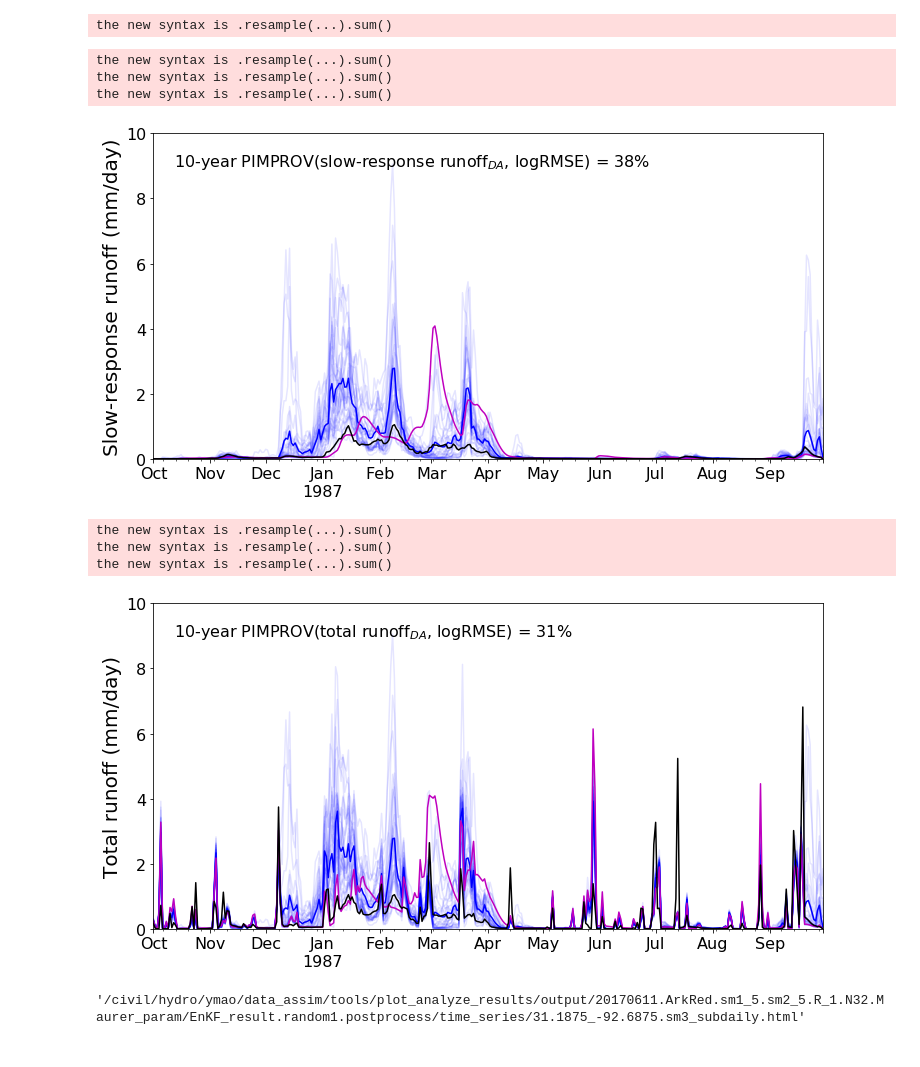
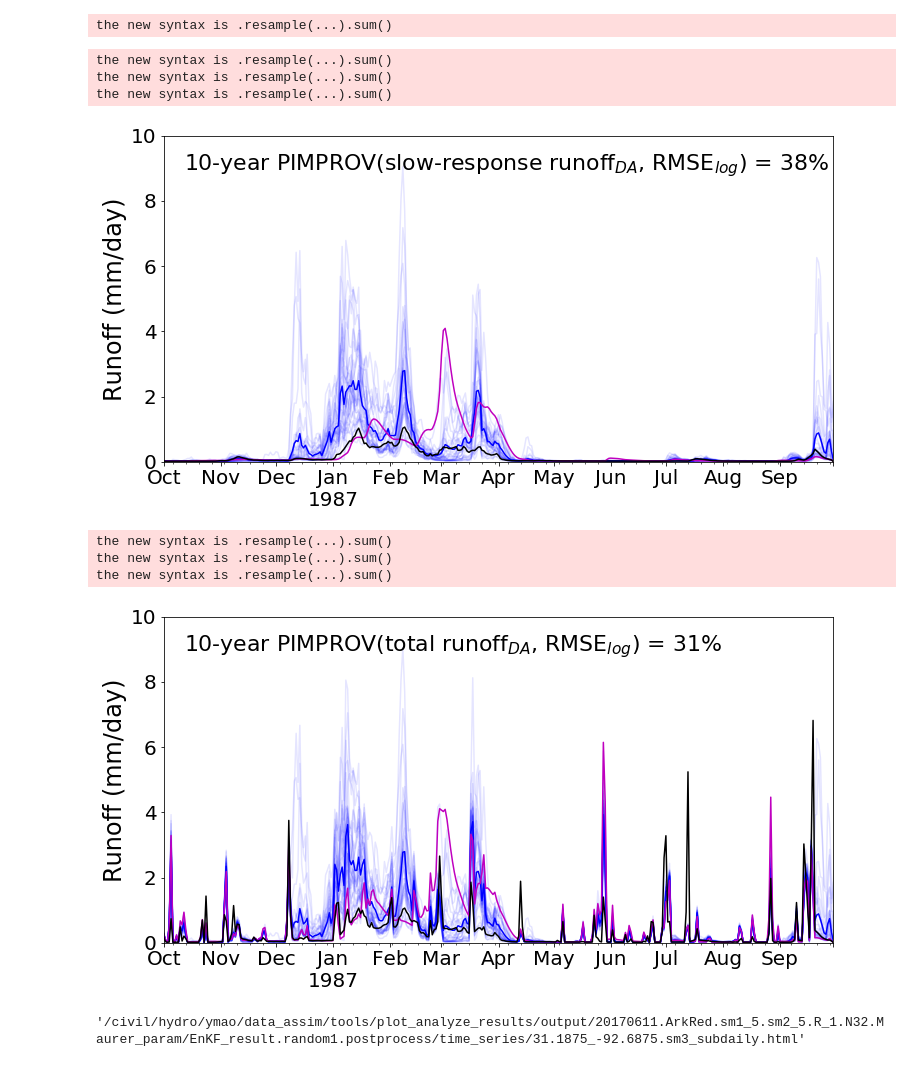
Before and after one commit to UW-Hydro/dual_DA_SMAP, a Jupyter notebook: tools/plot_analyze_results/plot_DA_maps.ipynb, the cells around one changed output. Cells and saved outputs as stored; diff of their text form; code cells hidden in the pictures.

```diff
--- a/tools/plot_analyze_results/plot_DA_maps.ipynb
+++ b/tools/plot_analyze_results/plot_DA_maps.ipynb
@@ -1066,15 +1072,16 @@ plt.text(0.03, 0.1,
          "10-year PIMPROV(SM3$_{{DA}}$, RMSE) = {:.0f}%\n".format(
              float(pimprov_EnKF_sm3_rmse.loc[lat, lon].values)),
          horizontalalignment='left',
-         verticalalignment='top', transform=ax.transAxes, fontsize=16)
+         verticalalignment='top', transform=ax.transAxes, fontsize=24)
 # Make plot looks better
 plt.xlabel("", fontsize=16)
-plt.ylabel('Soil moiture (mm/mm)', fontsize=20)
+plt.ylabel('Soil moisture (mm/mm)', fontsize=24)
 plt.title("")
+plt.ylim([0, 0.5])
 for t in ax.get_xticklabels():
-    t.set_fontsize(16)
+    t.set_fontsize(20)
 for t in ax.get_yticklabels():
-    t.set_fontsize(16)
+    t.set_fontsize(20)
 # Save figure
 fig.savefig(os.path.join(output_ts_dir, '{}_{}.sm3.png'.format(lat, lon)),
             format='png', bbox_inches='tight', pad_inches=0)
@@ -1171,19 +1178,19 @@ ts_truth.plot(color='k', style='-',
               legend=False)
 # Add text about PIMPROV
 plt.text(0.03, 0.95,
-         "10-year PIMPROV(fast-response runoff$_{{DA}}$, logRMSE) = {:.0f}%\n".format(
+         "10-year PIMPROV(fast-response runoff$_{{DA}}$, RMSE$_{{log}}$) = {:.0f}%".format(
              float(pimprov_postMean_dailyRunoff_rmseLog.loc[lat, lon].values)),
          horizontalalignment='left',
-         verticalalignment='top', transform=ax.transAxes, fontsize=16)
+         verticalalignment='top', transform=ax.transAxes, fontsize=22)
 # Make plot looks better
 plt.xlabel("", fontsize=16)
-plt.ylabel('Fast-response runoff (mm/day)', fontsize=20)
+plt.ylabel('Runoff (mm/day)', fontsize=24)
 plt.title("")
 plt.ylim([0, 10])  ########## change for each grid cell ###########
 for t in ax.get_xticklabels():
-    t.set_fontsize(16)
+    t.set_fontsize(20)
 for t in ax.get_yticklabels():
-    t.set_fontsize(16)
+    t.set_fontsize(20)
 # Save figure
 fig.savefig(os.path.join(output_ts_dir, '{}_{}.runoff.zoomin.png'.format(lat, lon)),
             format='png', bbox_inches='tight', pad_inches=0)
@@ -1261,19 +1268,19 @@ ts_truth.plot(color='k', style='-',
               legend=False)
 # Add text about PIMPROV
 plt.text(0.03, 0.95,
-         "10-year PIMPROV(slow-response runoff$_{{DA}}$, logRMSE) = {:.0f}%\n".format(
+         "10-year PIMPROV(slow-response runoff$_{{DA}}$, RMSE$_{{log}}$) = {:.0f}%".format(
              float(pimprov_postMean_dailyBaseflow_rmseLog.loc[lat, lon].values)),
          horizontalalignment='left',
-         verticalalignment='top', transform=ax.transAxes, fontsize=16)
+         verticalalignment='top', transform=ax.transAxes, fontsize=22)
 # Make plot looks better
 plt.xlabel("", fontsize=16)
-plt.ylabel('Slow-response runoff (mm/day)', fontsize=20)
+plt.ylabel('Runoff (mm/day)', fontsize=24)
 plt.title("")
 plt.ylim([0, 10])  ########## change for each grid cell ###########
 for t in ax.get_xticklabels():
-    t.set_fontsize(16)
+    t.set_fontsize(20)
 for t in ax.get_yticklabels():
-    t.set_fontsize(16)
+    t.set_fontsize(20)
 # Save figure
 fig.savefig(os.path.join(output_ts_dir, '{}_{}.baseflow.zoomin.png'.format(lat, lon)),
             format='png', bbox_inches='tight', pad_inches=0)
@@ -1281,7 +1288,7 @@ fig.savefig(os.path.join(output_ts_dir, '{}_{}.baseflow.zoomin.png'.format(lat,
 the new syntax is .resample(...).sum()
 the new syntax is .resample(...).sum()
 the new syntax is .resample(...).sum()
-[figure, old version]
+[figure, new version]
 # %%
 # # Interactive
 # output_file(os.path.join(output_ts_dir, '{}_{}.baseflow.html'.format(lat, lon)))
@@ -1332,39 +1339,39 @@ ts_post_mean.plot(color='b', style='-',
 ts_openloop = (ds_openloop_hist['OUT_BASEFLOW'].sel(lat=lat, lon=lon) + \
                ds_openloop_hist['OUT_RUNOFF'].sel(lat=lat, lon=lon)).to_series().truncate(
         before=zoomin_start_time, after=zoomin_end_time).resample('1D', how='sum')
 ts_openloop.plot(color='m', style='-',
                  label='Open-loop',
                  legend=False)
 # plot truth
 ts_truth = (ds_truth_hist['OUT_BASEFLOW'].sel(lat=lat, lon=lon) + \
             ds_truth_hist['OUT_RUNOFF'].sel(lat=lat, lon=lon)).to_series().truncate(
         before=zoomin_start_time, after=zoomin_end_time).resample('1D', how='sum')
 ts_truth.plot(color='k', style='-',
               label='Truth',
               legend=False)
 # Add text about PIMPROV
 plt.text(0.03, 0.95,
-         "10-year PIMPROV(total runoff$_{{DA}}$, logRMSE) = {:.0f}%\n".format(
+         "10-year PIMPROV(total runoff$_{{DA}}$, RMSE$_{{log}}$) = {:.0f}%".format(
              float(pimprov_postMean_dailyTotrunoff_rmseLog.loc[lat, lon].values)),
          horizontalalignment='left',
-         verticalalignment='top', transform=ax.transAxes, fontsize=16)
+         verticalalignment='top', transform=ax.transAxes, fontsize=22)
 # Make plot looks better
 plt.xlabel("", fontsize=16)
-plt.ylabel('Total runoff (mm/day)', fontsize=20)
+plt.ylabel('Runoff (mm/day)', fontsize=24)
 plt.title("")
 plt.ylim([0, 10])  ########## change for each grid cell ###########
 for t in ax.get_xticklabels():
-    t.set_fontsize(16)
+    t.set_fontsize(20)
 for t in ax.get_yticklabels():
-    t.set_fontsize(16)
+    t.set_fontsize(20)
 # Save figure
 fig.savefig(os.path.join(output_ts_dir, '{}_{}.totrunoff.zoomin.png'.format(lat, lon)),
             format='png', bbox_inches='tight', pad_inches=0)
 # %% [output]
 the new syntax is .resample(...).sum()
 the new syntax is .resample(...).sum()
 the new syntax is .resample(...).sum()
-[figure, old version]
+[figure, new version]
 # %%
 # --- SM3, subdaily --- #
 depth3_cell = depth_sm3.sel(lat=lat, lon=lon).values
```
Also changed, not shown: parts of 5 cells of this notebook, 6 other files.
